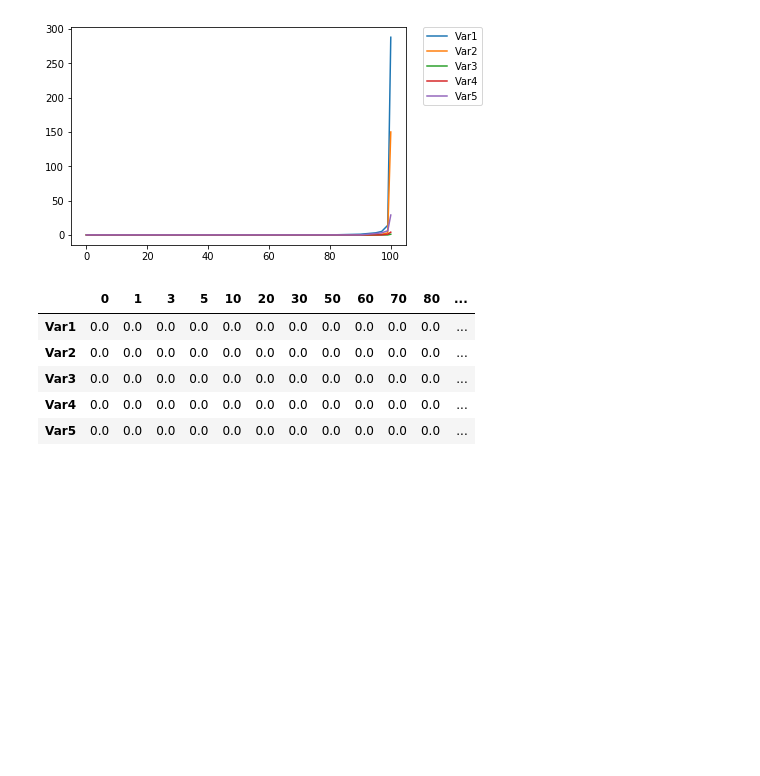
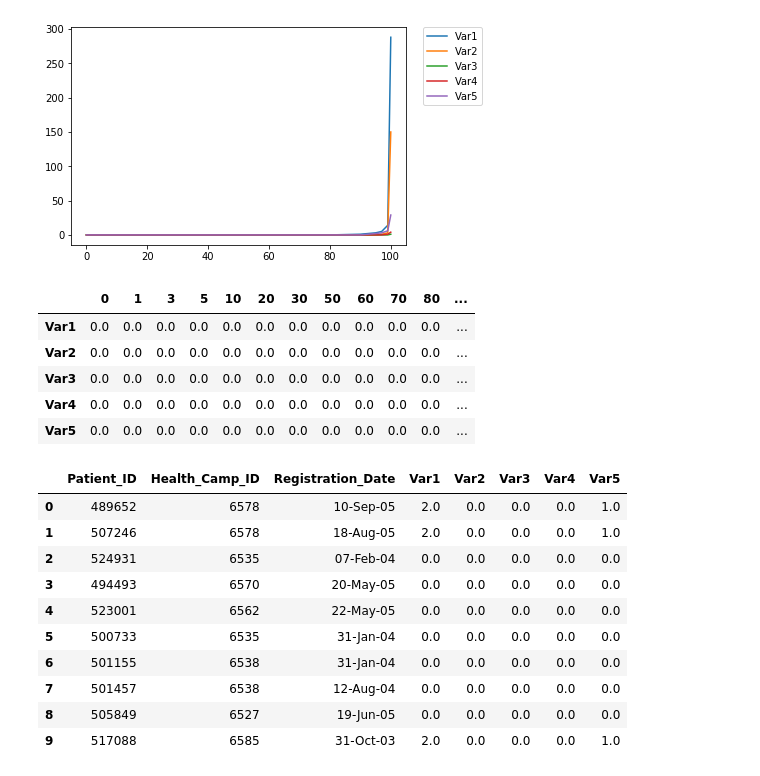
Before and after one commit to kendalvictor/ml_analysis, a Jupyter notebook: client.ipynb, the cells around one changed output. Drawn from its saved outputs; the diff is of its cells as text; code cells hidden in the pictures; blank space fills up the shorter version.

```diff
--- a/client.ipynb
+++ b/client.ipynb
@@ -53,6 +53,9 @@ class Analizer:
 
     @null_data
     def percentil_verificator(self, cols=[]):
+        if not isinstance(cols, list):
+            print("'cols' debe contener una lista ")
+
         datus = self.data.copy()
         list_percentil = [0,1,3,5,10,20,30,50,60,70,80,90,95,97,99,100]
         for col in cols:
@@ -73,6 +76,46 @@ class Analizer:
         )
         df_datus.columns = cols
         return df_datus.T
+
+    @null_data
+    def set_col_percentil(self, cols=[], percentil=95, tipo='mayor'):
+        if tipo not in ['mayor', 'menor']:
+            print("Tipo no valido")
+            return
+        if not (isinstance(percentil, int) and percentil in range(0,100)):
+            print("Percentil invalido")
+            return
+        if not isinstance(cols, list):
+            print("'cols' debe contener una lista ")
+
+        for col in cols:
+            percent_val = np.nanpercentile(self.data[col], [percentil])[0]
+            if tipo == 'mayor':
+                condition_data = self.data[col] > percent_val
+            elif tipo == 'menor':
+                condition_data = self.data[col] < percent_val
+
+            self.data.loc[condition_data, col] = percent_val
+
+        return(self.data.head(10))
+
+    @null_data
+    def add_col_dates(self, col, format_match="%d-%b-%y", month=True, day=True,
+                      weekday=True, replace_str=False, format_str_replace='%Y/%m/%d'):
+
+        self.data['date'] = pd.to_datetime(self.data[col], format=format_match)
+        self.data = self.data.drop([col], axis=1)
+
+        if month:
+            self.data['moth'] = self.data['date'].dt.strftime('%b')
+        if day:
+            self.data['day'] = self.data['date'].dt.strftime('%d')
+        if weekday:
+            self.data['weekday'] = self.data['date'].dt.strftime('%A')
+        if replace_str:
+            self.data['date'] = self.data['date'].dt.strftime(format_str_replace)
+
+        return(self.data.head(10))
 # %%
 train_analisis = Analizer("data/Train.csv")
 # %%
@@ -101,3 +144,17 @@ train_analisis.percentil_verificator(['Var1','Var2','Var3','Var4','Var5'])
 | Var3 | 0.0 | 0.0 | 0.0 | 0.0 | 0.0 | 0.0 | 0.0 | 0.0 | 0.0 | 0.0 | 0.0 | ... |
 | Var4 | 0.0 | 0.0 | 0.0 | 0.0 | 0.0 | 0.0 | 0.0 | 0.0 | 0.0 | 0.0 | 0.0 | ... |
 | Var5 | 0.0 | 0.0 | 0.0 | 0.0 | 0.0 | 0.0 | 0.0 | 0.0 | 0.0 | 0.0 | 0.0 | ... |
+# %%
+train_analisis.set_col_percentil(['Var1','Var2','Var3','Var4','Var5'], percentil=93)
+# %% [output]
+|  | Patient_ID | Health_Camp_ID | Registration_Date | Var1 | Var2 | Var3 | Var4 | Var5 |
+| 0 | 489652 | 6578 | 10-Sep-05 | 2.0 | 0.0 | 0.0 | 0.0 | 1.0 |
+| 1 | 507246 | 6578 | 18-Aug-05 | 2.0 | 0.0 | 0.0 | 0.0 | 1.0 |
+| 2 | 524931 | 6535 | 07-Feb-04 | 0.0 | 0.0 | 0.0 | 0.0 | 0.0 |
+| 3 | 494493 | 6570 | 20-May-05 | 0.0 | 0.0 | 0.0 | 0.0 | 0.0 |
+| 4 | 523001 | 6562 | 22-May-05 | 0.0 | 0.0 | 0.0 | 0.0 | 0.0 |
+| 5 | 500733 | 6535 | 31-Jan-04 | 0.0 | 0.0 | 0.0 | 0.0 | 0.0 |
+| 6 | 501155 | 6538 | 31-Jan-04 | 0.0 | 0.0 | 0.0 | 0.0 | 0.0 |
+| 7 | 501457 | 6538 | 12-Aug-04 | 0.0 | 0.0 | 0.0 | 0.0 | 0.0 |
+| 8 | 505849 | 6527 | 19-Jun-05 | 0.0 | 0.0 | 0.0 | 0.0 | 0.0 |
+| 9 | 517088 | 6585 | 31-Oct-03 | 2.0 | 0.0 | 0.0 | 0.0 | 1.0 |
```
Also changed, not shown: parts of 4 cells of this notebook.
